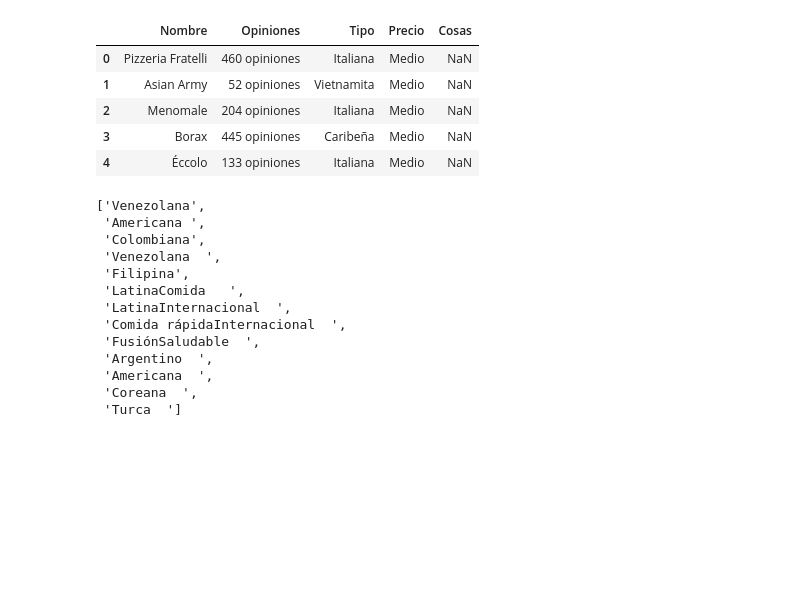
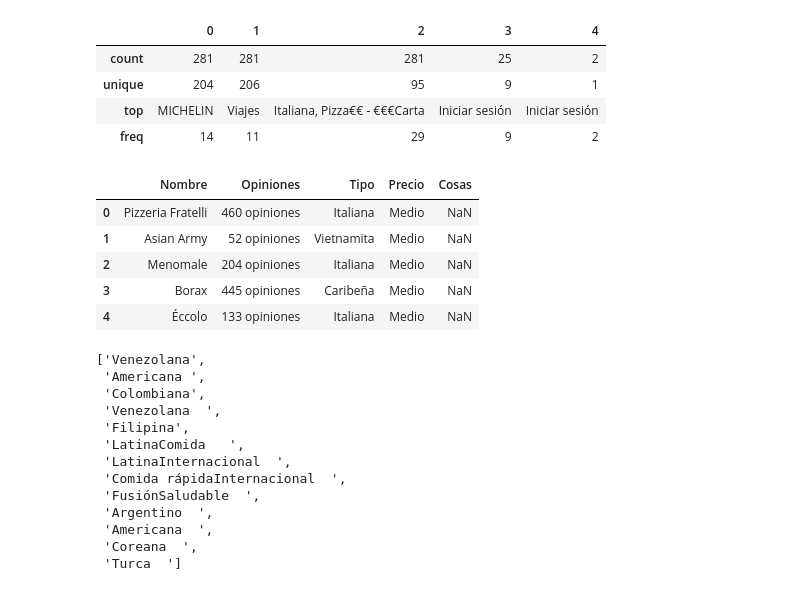
Before and after one commit to ClaraGallardo/ETL_project, a Jupyter notebook: notebook/Limpieza_Tripadvisor.ipynb, the cells around one changed output. Saved outputs shown, nothing was run; the diff lists cells and outputs as text; code cells hidden in the pictures; blank space fills up the shorter version.

```diff
--- a/notebook/Limpieza_Trip2.ipynb
+++ b/notebook/Limpieza_Tripadvisor.ipynb
@@ -11 +26,9 @@ data=df.copy()
+# %%
+data.describe()
+# %% [output]
+|  | 0 | 1 | 2 | 3 | 4 |
+| count | 281 | 281 | 281 | 25 | 2 |
+| unique | 204 | 206 | 95 | 9 | 1 |
+| top | MICHELIN | Viajes | Italiana, Pizza€€ - €€€Carta | Iniciar sesión | Iniciar sesión |
+| freq | 14 | 11 | 29 | 9 | 2 |
 # %%
```
Also changed, not shown: parts of 7 cells of this notebook, 16 other files.
